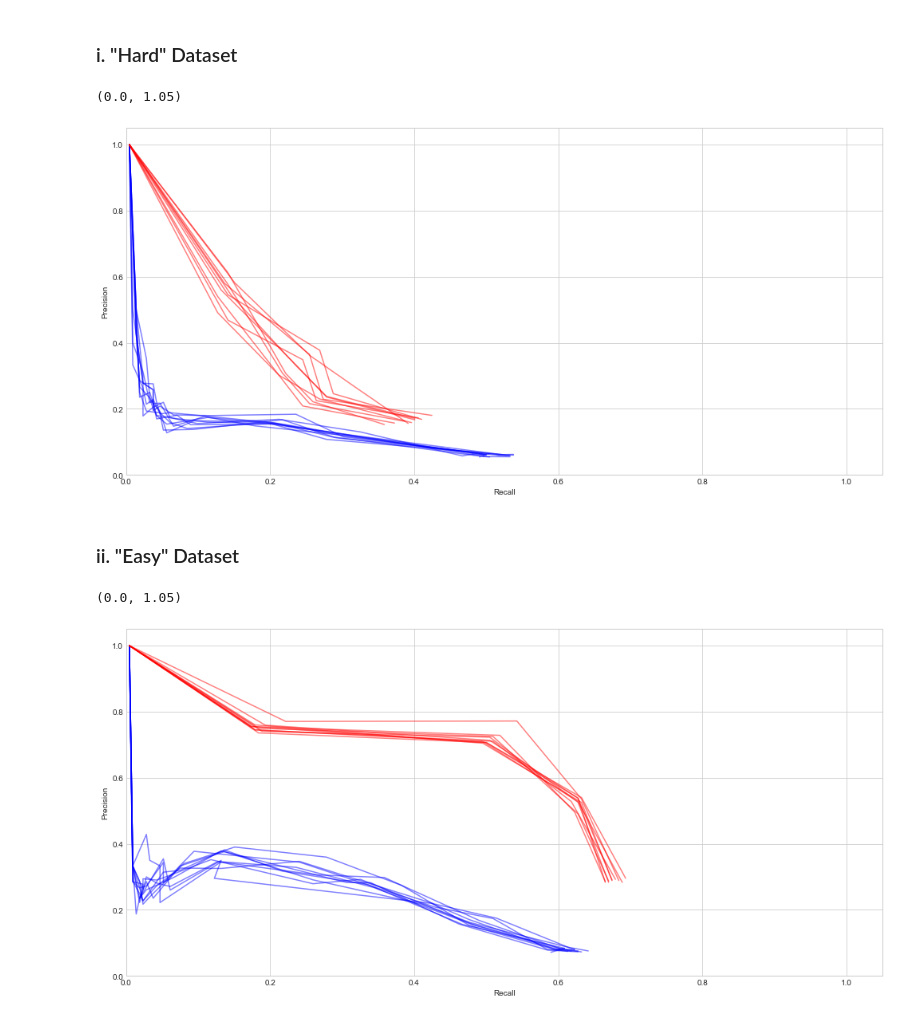
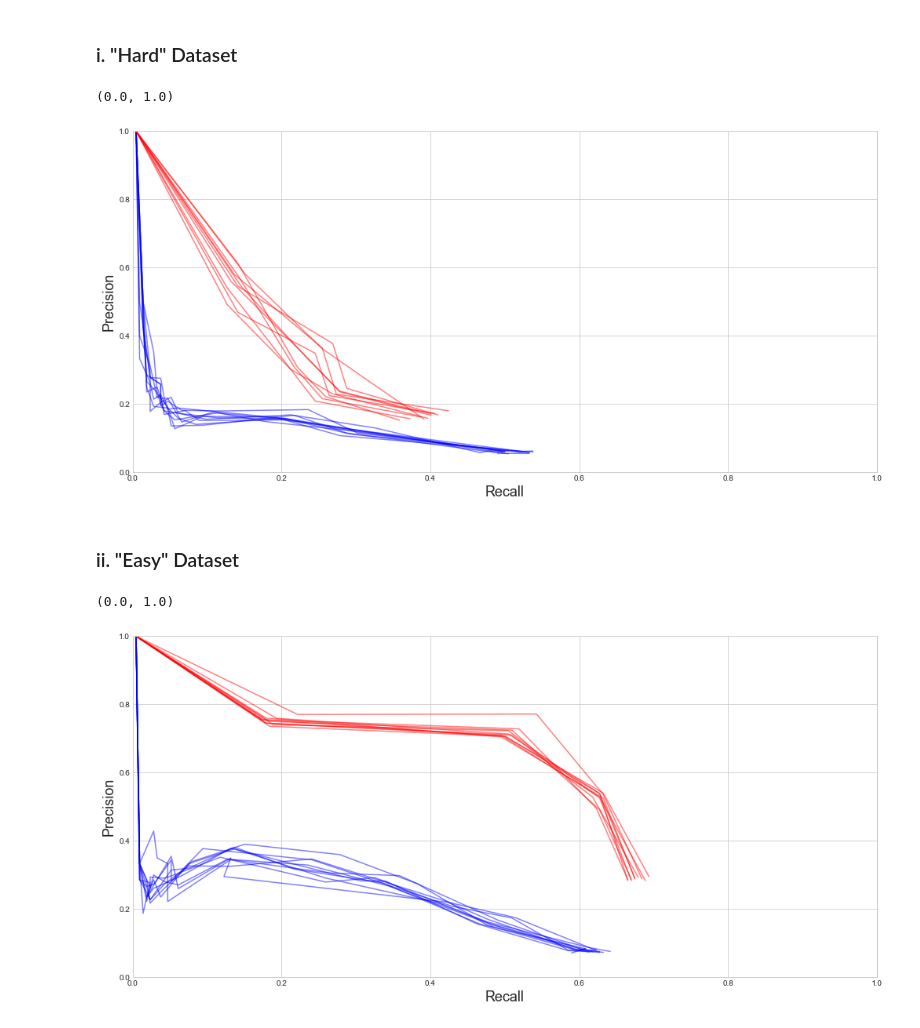
Before and after one commit to fraenkel-lab/GSLR, a Jupyter notebook: experiments/algorithms/Logit_PR_vs_GSLR_pr.ipynb, the cells around one changed output. Drawn from its saved outputs; the diff is of its cells as text; code cells hidden in the pictures.

Commit message:
update figures

```diff
--- a/experiments/algorithms/Logit_PR_vs_GSLR_pr.ipynb
+++ b/experiments/algorithms/Logit_PR_vs_GSLR_pr.ipynb
@@ -197,23 +197,23 @@ pathway_id = 'hsa04810'
 [plt.plot(*remove_0_0(logit_recalls.loc[pathway_id].iloc[k].values, logit_precisions.loc[pathway_id].iloc[k].values), c='b', alpha=0.5) for k in range(len(logit_recalls.loc[pathway_id]))]
 [plt.plot(*remove_0_0(gslr_recalls.loc[pathway_id].iloc[k].values, gslr_precisions.loc[pathway_id].iloc[k].values), c='r', alpha=0.5) for k in range(len(gslr_recalls.loc[pathway_id]))]
 
-plt.xlabel('Recall')
-plt.ylabel('Precision')
-plt.ylim([0.0, 1.05])
-plt.xlim([0.0, 1.05])
+plt.xlabel('Recall', fontsize=18)
+plt.ylabel('Precision', fontsize=18)
+plt.ylim([0.0, 1.0])
+plt.xlim([0.0, 1.0])
 # %% [output]
-(0.0, 1.05)
+(0.0, 1.0)
-[figure, old version]
+[figure, new version]
 # %% [markdown]
 ### ii. "Easy" Dataset
 # %%
 [plt.plot(*remove_0_0(logit_gmm_recalls.loc[pathway_id].iloc[k].values, logit_gmm_precisions.loc[pathway_id].iloc[k].values), c='b', alpha=0.5) for k in range(len(logit_gmm_recalls.loc[pathway_id]))]
 [plt.plot(*remove_0_0(gslr_gmm_recalls.loc[pathway_id].iloc[k].values, gslr_gmm_precisions.loc[pathway_id].iloc[k].values), c='r', alpha=0.5) for k in range(len(gslr_gmm_recalls.loc[pathway_id]))]
 
-plt.xlabel('Recall')
-plt.ylabel('Precision')
-plt.ylim([0.0, 1.05])
-plt.xlim([0.0, 1.05])
+plt.xlabel('Recall', fontsize=18)
+plt.ylabel('Precision', fontsize=18)
+plt.ylim([0.0, 1.0])
+plt.xlim([0.0, 1.0])
 # %% [output]
-(0.0, 1.05)
+(0.0, 1.0)
-[figure, old version]
+[figure, new version]
```
Also changed, not shown: parts of 10 cells of this notebook, 2 other files.
